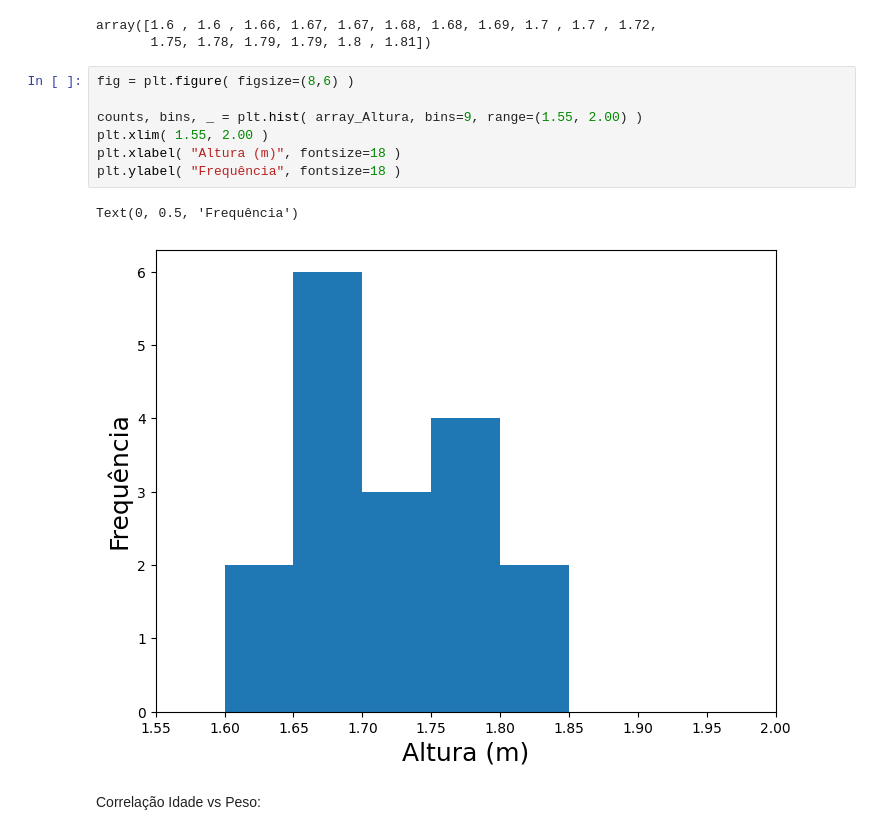
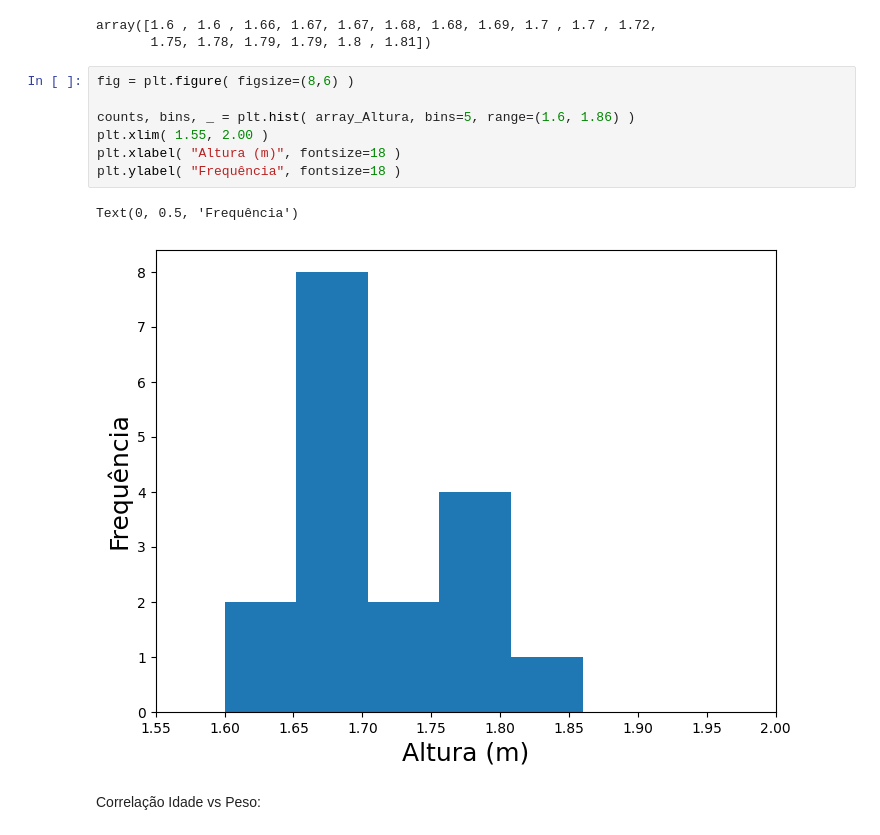
Before and after one commit to elizamelo/FisicaGeral, a Jupyter notebook: Aula01_Dados_da_Turma_2023.ipynb, the cells around one changed output. Drawn from its saved outputs; the diff is of its cells as text.

```diff
--- a/Aula01_Dados_da_Turma_2023.ipynb
+++ b/Aula01_Dados_da_Turma_2023.ipynb
@@ -296,13 +296,13 @@ array([1.6 , 1.6 , 1.66, 1.67, 1.67, 1.68, 1.68, 1.69, 1.7 , 1.7 , 1.72,
 # %%
 fig = plt.figure( figsize=(8,6) )
 
-counts, bins, _ = plt.hist( array_Altura, bins=9, range=(1.55, 2.00) )
+counts, bins, _ = plt.hist( array_Altura, bins=5, range=(1.6, 1.86) )
 plt.xlim( 1.55, 2.00 )
 plt.xlabel( "Altura (m)", fontsize=18 )
 plt.ylabel( "Frequência", fontsize=18 )
 # %% [output]
 Text(0, 0.5, 'Frequência')
-[figure, old version]
+[figure, new version]
 # %% [markdown]
 Correlação Idade vs Peso:
 # %%
```
Also changed, not shown: parts of 10 cells of this notebook.
